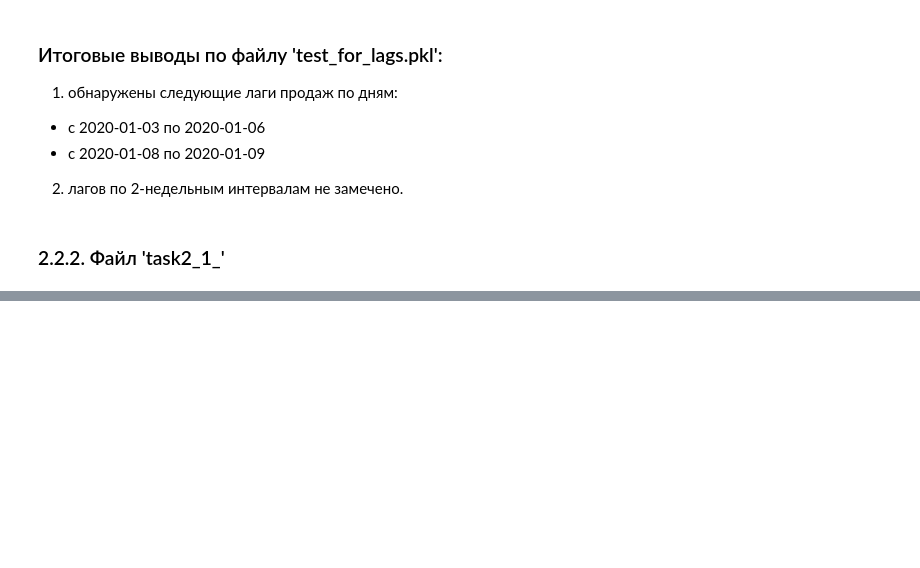
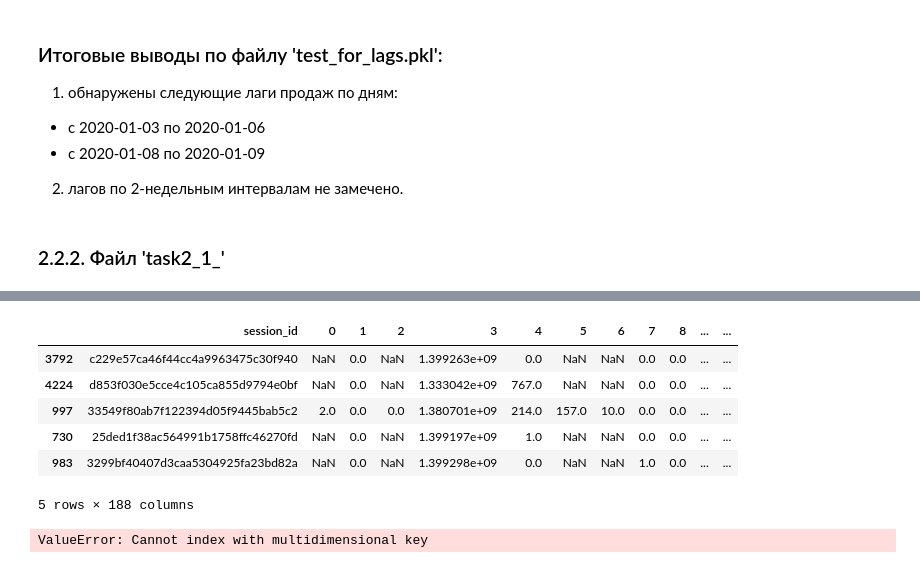
Before and after one commit to Jonzzi/share, a Jupyter notebook: IEC_Yumagulov.ipynb, the cells around one changed output, grey strips where cells are left out. Saved outputs shown, nothing was run; the diff lists cells and outputs as text; code cells hidden in the pictures; blank space fills up the shorter version.

```diff
--- a/IEC_Yumagulov.ipynb
+++ b/IEC_Yumagulov.ipynb
@@ -481,0 +471,10 @@ association_rules = apriori(records, min_support=0.005, min_confidence=0.2, min_
+# %%
+data.sample(5)
+# %% [output]
+|  | session_id | 0 | 1 | 2 | 3 | 4 | 5 | 6 | 7 | 8 | ... | ... |
+| 3792 | c229e57ca46f44cc4a9963475c30f940 | NaN | 0.0 | NaN | 1.399263e+09 | 0.0 | NaN | NaN | 0.0 | 0.0 | ... | ... |
+| 4224 | d853f030e5cce4c105ca855d9794e0bf | NaN | 0.0 | NaN | 1.333042e+09 | 767.0 | NaN | NaN | 0.0 | 0.0 | ... | ... |
+| 997 | 33549f80ab7f122394d05f9445bab5c2 | 2.0 | 0.0 | 0.0 | 1.380701e+09 | 214.0 | 157.0 | 10.0 | 0.0 | 0.0 | ... | ... |
+| 730 | 25ded1f38ac564991b1758ffc46270fd | NaN | 0.0 | NaN | 1.399197e+09 | 1.0 | NaN | NaN | 0.0 | 0.0 | ... | ... |
+| 983 | 3299bf40407d3caa5304925fa23bd82a | NaN | 0.0 | NaN | 1.399298e+09 | 0.0 | NaN | NaN | 1.0 | 0.0 | ... | ... |
+5 rows × 188 columns
@@ -481,0 +485,6 @@ association_rules = apriori(records, min_support=0.005, min_confidence=0.2, min_
+# %%
+rule_indices, rule_supports = my_eclat.fit(min_support=min_support,
+                                           min_combination=min_n_products,
+                                           max_combination=max_length)
+# %% [output]
+ValueError: Cannot index with multidimensional key
```
Also changed, not shown: parts of 62 cells of this notebook.
